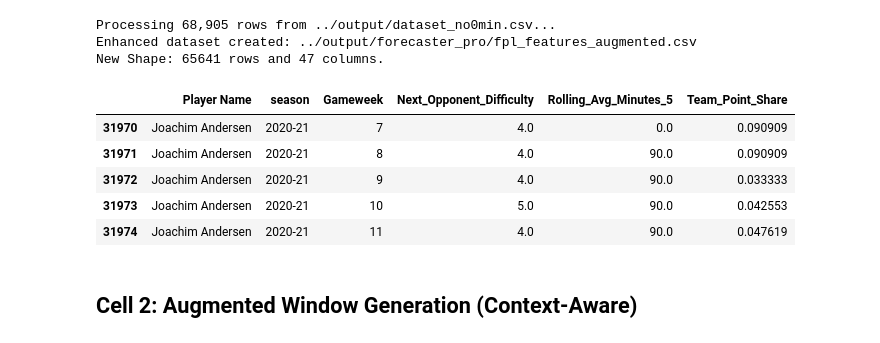
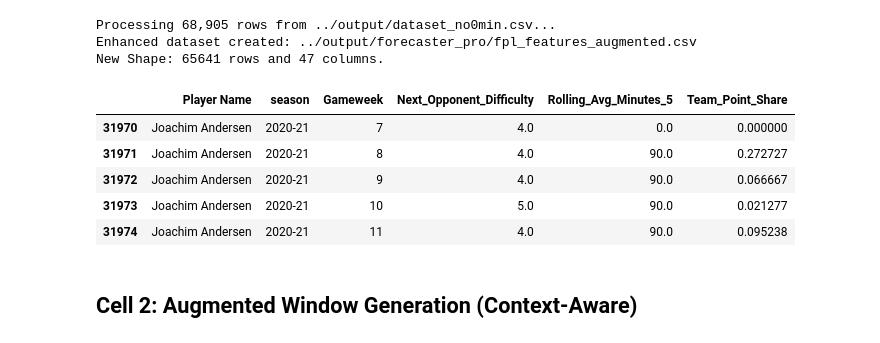
Before and after one commit to sophiedelrey/fpl_pipeline, a Jupyter notebook: models/forecaster_pro.ipynb, the cells around one changed output. Saved outputs shown, nothing was run; the diff lists cells and outputs as text; code cells hidden in the pictures.

```diff
--- a/models/forecaster_pro.ipynb
+++ b/models/forecaster_pro.ipynb
@@ -43,39 +43,45 @@ def enrich_features_v2(df):
             break
 
     if team_col:
         team_gw_totals = df.groupby([team_col, 'season', 'Gameweek'])['Total Points'].transform('sum')
-        df['Team_Point_Share'] = (df['Total Points'] / team_gw_totals).replace([np.inf, -np.inf], 0).fillna(0)
+        # df['Team_Point_Share'] = (df['Total Points'] / team_gw_totals).replace([np.inf, -np.inf], 0).fillna(0)
+        df['Team_Point_Share'] = (
+            df.groupby('Player UUID')['Total Points']
+            .shift(1) /
+            team_gw_totals
+        ).replace([np.inf, -np.inf], 0).fillna(0)
+
     else:
         print("Warning: No team column found. Skipping Team_Point_Share calculation.")
         df['Team_Point_Share'] = 0
 
     # Return the dataframe and drop rows missing the 'Next' match info
     return df.dropna(subset=['Next_Opponent_Difficulty'])
 
 print(f"Processing {len(df):,} rows from {INPUT_FILE}...")
 df_augmented = enrich_features_v2(df)
 
 output_path = Path(ENHANCED_FEATURES_OUT)
 output_path.parent.mkdir(parents=True, exist_ok=True)
 
 # Save the augmented file
 df_augmented.to_csv(ENHANCED_FEATURES_OUT, index=False, encoding='utf-8-sig')
 
 print(f"Enhanced dataset created: {ENHANCED_FEATURES_OUT}")
 print(f"New Shape: {df_augmented.shape[0]} rows and {df_augmented.shape[1]} columns.")
 
 # Sanity check display
 display(df_augmented[['Player Name', 'season', 'Gameweek', 'Next_Opponent_Difficulty', 'Rolling_Avg_Minutes_5', 'Team_Point_Share']].head())
 # %% [output]
 Processing 68,905 rows from ../output/dataset_no0min.csv...
 Enhanced dataset created: ../output/forecaster_pro/fpl_features_augmented.csv
 New Shape: 65641 rows and 47 columns.
 |  | Player Name | season | Gameweek | Next_Opponent_Difficulty | Rolling_Avg_Minutes_5 | Team_Point_Share |
-| 31970 | Joachim Andersen | 2020-21 | 7 | 4.0 | 0.0 | 0.090909 |
-| 31971 | Joachim Andersen | 2020-21 | 8 | 4.0 | 90.0 | 0.090909 |
-| 31972 | Joachim Andersen | 2020-21 | 9 | 4.0 | 90.0 | 0.033333 |
-| 31973 | Joachim Andersen | 2020-21 | 10 | 5.0 | 90.0 | 0.042553 |
-| 31974 | Joachim Andersen | 2020-21 | 11 | 4.0 | 90.0 | 0.047619 |
+| 31970 | Joachim Andersen | 2020-21 | 7 | 4.0 | 0.0 | 0.000000 |
+| 31971 | Joachim Andersen | 2020-21 | 8 | 4.0 | 90.0 | 0.272727 |
+| 31972 | Joachim Andersen | 2020-21 | 9 | 4.0 | 90.0 | 0.066667 |
+| 31973 | Joachim Andersen | 2020-21 | 10 | 5.0 | 90.0 | 0.021277 |
+| 31974 | Joachim Andersen | 2020-21 | 11 | 4.0 | 90.0 | 0.095238 |
 # %% [markdown]
 ## Cell 2: Augmented Window Generation (Context-Aware)
 # %%
```
Also changed, not shown: parts of 17 cells of this notebook.
